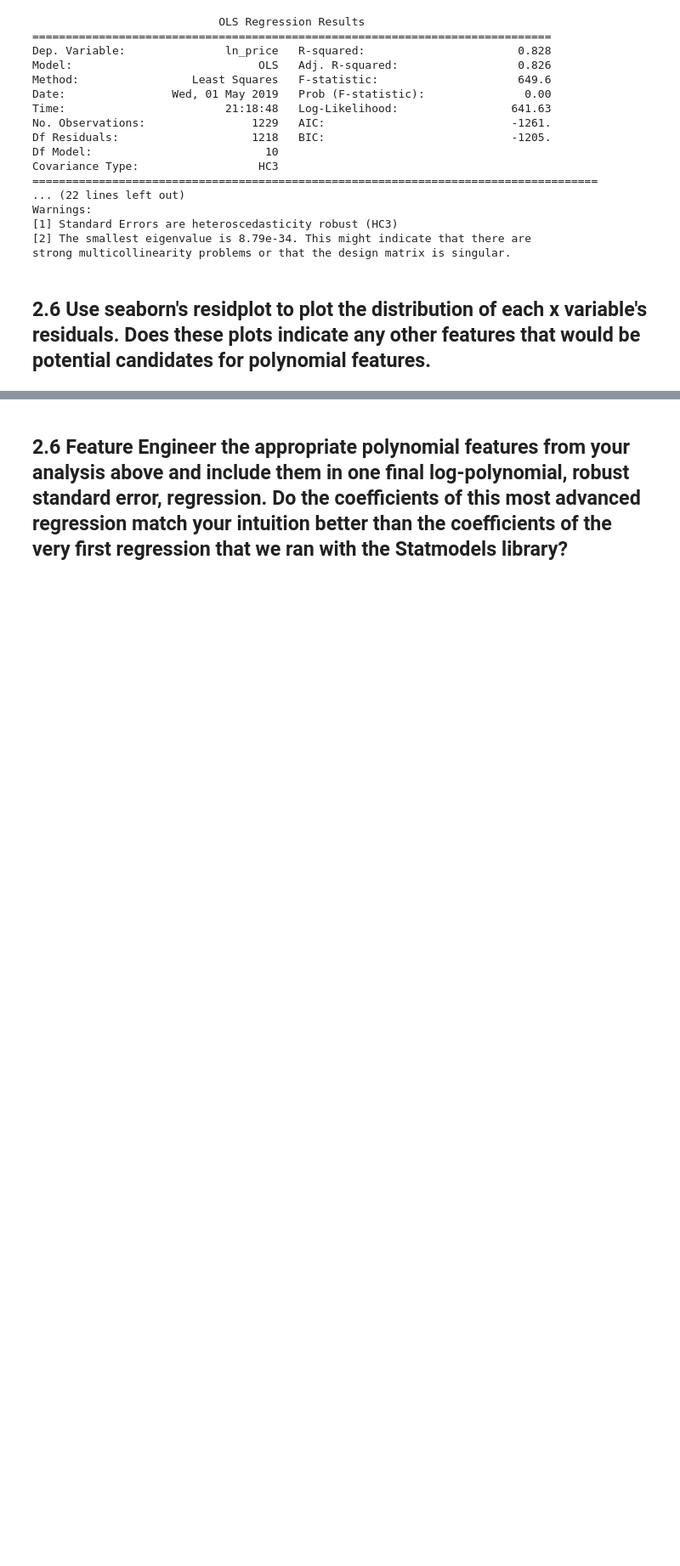
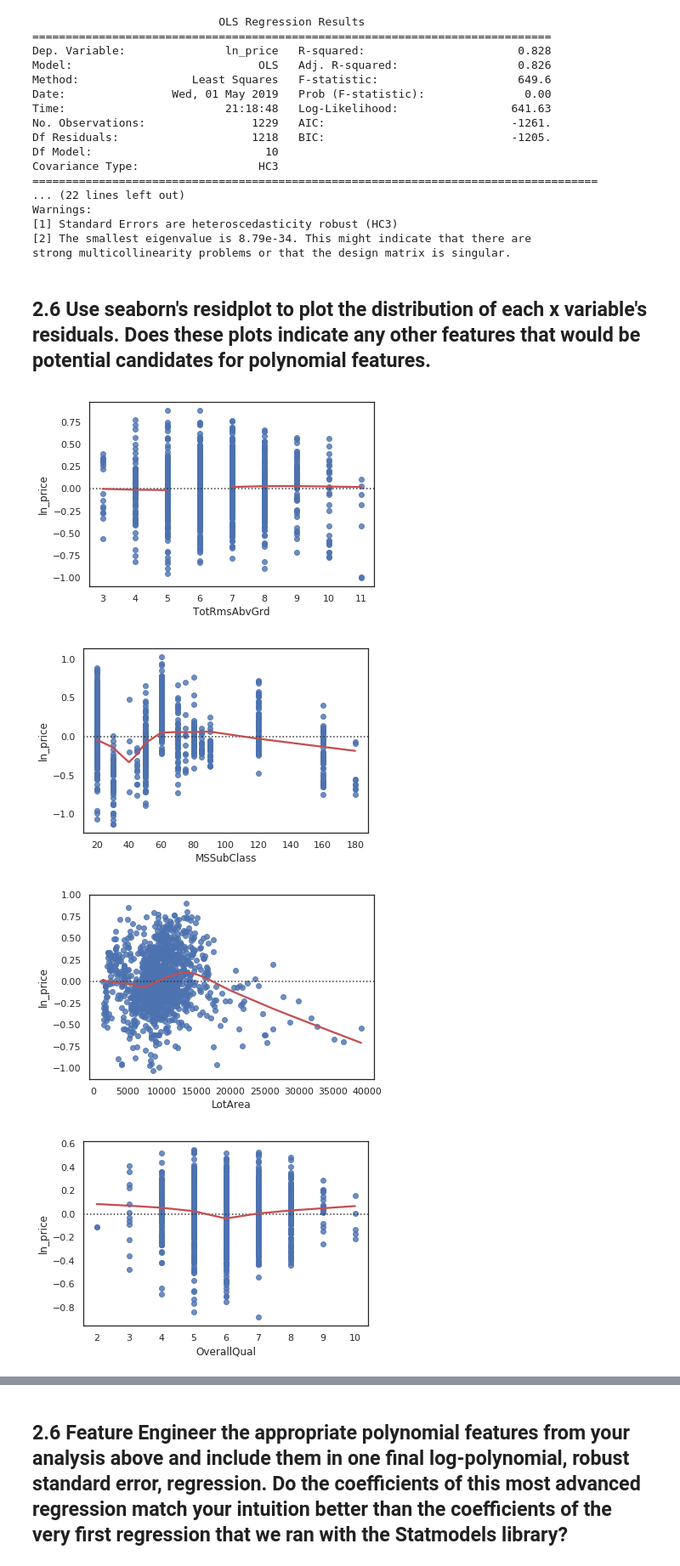
Before and after one commit to LambdaSchool/DS-Unit-2-Sprint-2-Regression, a Jupyter notebook: module3-regression-diagnostics/regression-diagnostics-assignment.ipynb, the cells around one changed output, grey strips where cells are left out. Shown at 85% size. Cells and saved outputs as stored; diff of their text form; code cells hidden in the pictures; blank space fills up the shorter version.

```diff
--- a/module3-regression-diagnostics/regression-diagnostics-assignment.ipynb
+++ b/module3-regression-diagnostics/regression-diagnostics-assignment.ipynb
@@ -321,0 +320,9 @@ strong multicollinearity problems or that the design matrix is singular.
+# %%
+for feature in features:
+    sns.residplot(X[feature], y, lowess=True, line_kws=dict(color='r'))
+    plt.show()
+# %% [output]
+[figure, added]
+[figure, added]
+[figure, added]
+[figure, added]
```
Also changed, not shown: parts of 5 cells of this notebook.
